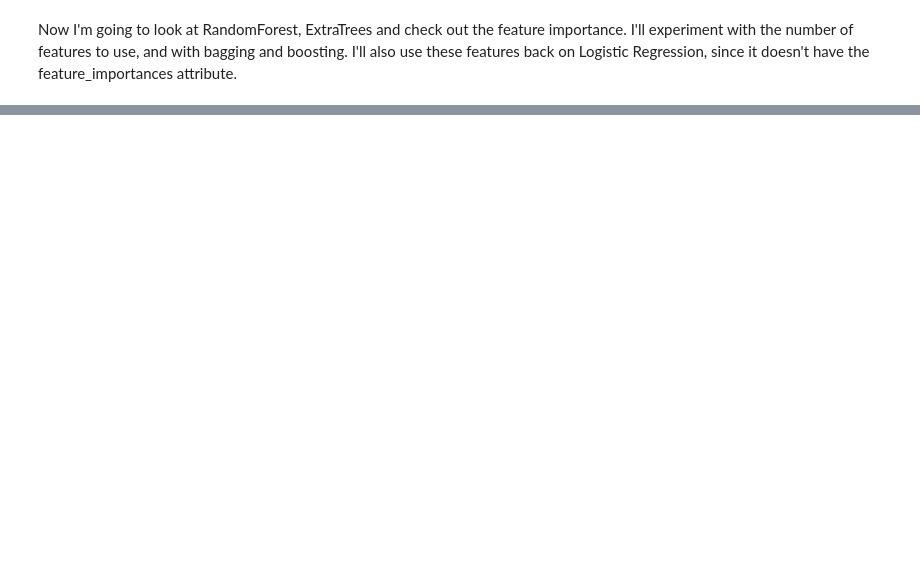
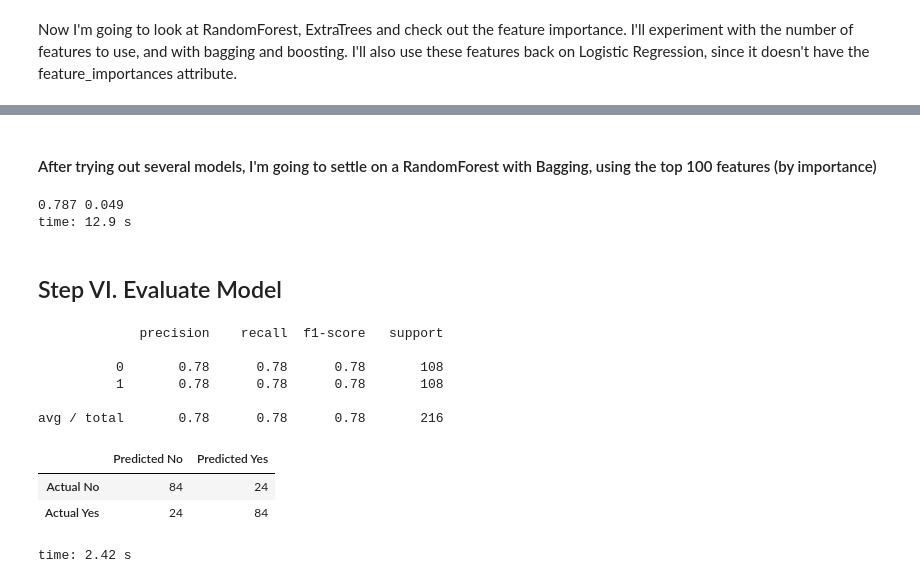
Before and after one commit to doyleax/Portfolio, a Jupyter notebook: portfolio_indeed.ipynb, the cells around one changed output, grey strips where cells are left out. Cells and saved outputs as stored; diff of their text form; code cells hidden in the pictures; blank space fills up the shorter version.

```diff
--- a/portfolio_indeed.ipynb
+++ b/portfolio_indeed.ipynb
@@ -880,0 +691,8 @@ time: 41.3 s
+# %%
+model = RandomForestClassifier()
+model.fit(X_train,y_train)
+
+features = pd.DataFrame(sorted(zip(model.feature_importances_,X.columns), key=lambda pair: pair[0], reverse=True),columns=['Importance','Feature'])
+X_new = X[features.Feature[0:100]]
+
+X_train, X_test, y_train, y_test = train_test_split(X_new, y,stratify=y, test_size=0.33, random_state=42)
@@ -881,31 +757,50 @@ time: 41.3 s
+# %% [markdown]
+#### After trying out several models, I'm going to settle on a RandomForest with Bagging, using the top 100 features (by importance)
+# %%
+model = RandomForestClassifier(bootstrap=True,n_estimators= 300, min_samples_split= 2, criterion= 'entropy',max_features= 3, max_depth= 3)
+model = BaggingClassifier(model)
+model.fit(X_train,y_train)
+
+print s.mean().round(3), s.std().round(3)
+# %% [output]
+0.787 0.049
+time: 12.9 s
+# %% [markdown]
+## Step VI. Evaluate Model
 # %%
 from __future__ import division
-def do_cm_cr(model, X, y):
+def do_cm_cr(model):
     from sklearn.metrics import accuracy_score, precision_score, recall_score, confusion_matrix, classification_report
-    X_train, X_test, y_train, y_test = train_test_split(X, y,stratify=y, test_size=0.33, random_state=42)
-    model.fit(X_train, y_train)
+
     expected = y_test
     predicted = model.predict(X_test)
     c_report = classification_report(expected, predicted)
 #     c_report = pd.DataFrame(c_report)
     c_matrix = pd.DataFrame(confusion_matrix(y_test, predicted),columns=['Predicted No','Predicted Yes'],index=['Actual No','Actual Yes'])
 #     return c_report, c_matrix
     from IPython.display import display
 
     print c_report
     TP = c_matrix['Predicted Yes'][1]
     FP = c_matrix['Predicted Yes'][0]
     TN = c_matrix['Predicted No'][1]
     FN = c_matrix['Predicted No'][0]
     N = TP + FP + TN + FN
     display(c_matrix)
-    print 'TP:', TP
-    print 'FP:', FP
-    print 'TN:', TN
-    print 'FN:', FN
-    print 'Sensitivity:', TP / (TP + FN)
-    print 'Specificity:', TN / (TN + FP)
-    print 'Accuracy:', (TP + TN) / N
-    print 'Precision:', TP / (TP + FP)
+#     print 'TP:', TP
+#     print 'FP:', FP
+#     print 'TN:', TN
+#     print 'FN:', FN
 
-do_cm_cr(model, X, y)
+do_cm_cr(model)
+# %% [output]
+             precision    recall  f1-score   support
+
+          0       0.78      0.78      0.78       108
+          1       0.78      0.78      0.78       108
+
+avg / total       0.78      0.78      0.78       216
+|  | Predicted No | Predicted Yes |
+| Actual No | 84 | 24 |
+| Actual Yes | 24 | 84 |
+time: 2.42 s
```
Also changed, not shown: parts of 54 cells of this notebook, 21 other files.
